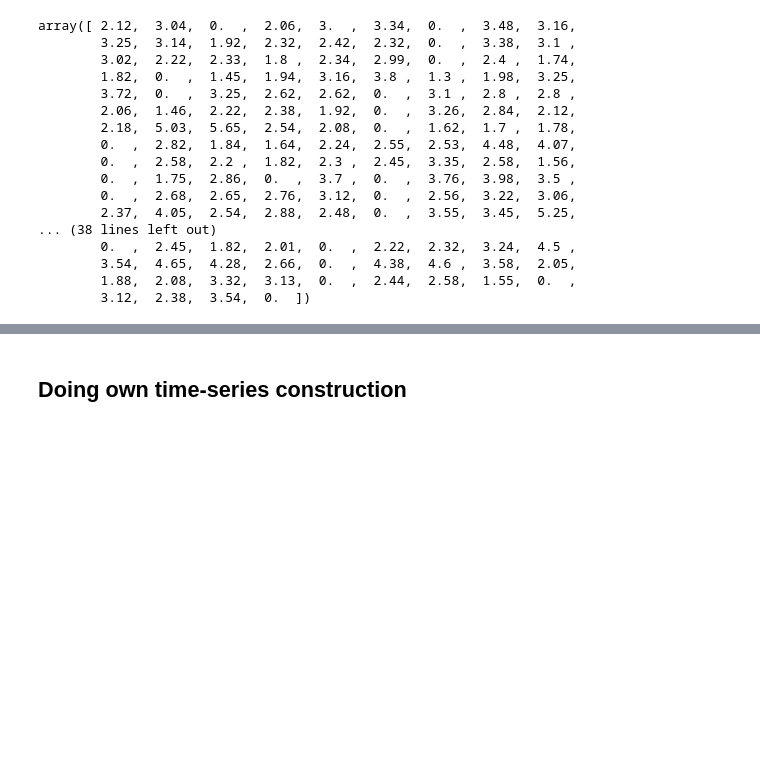
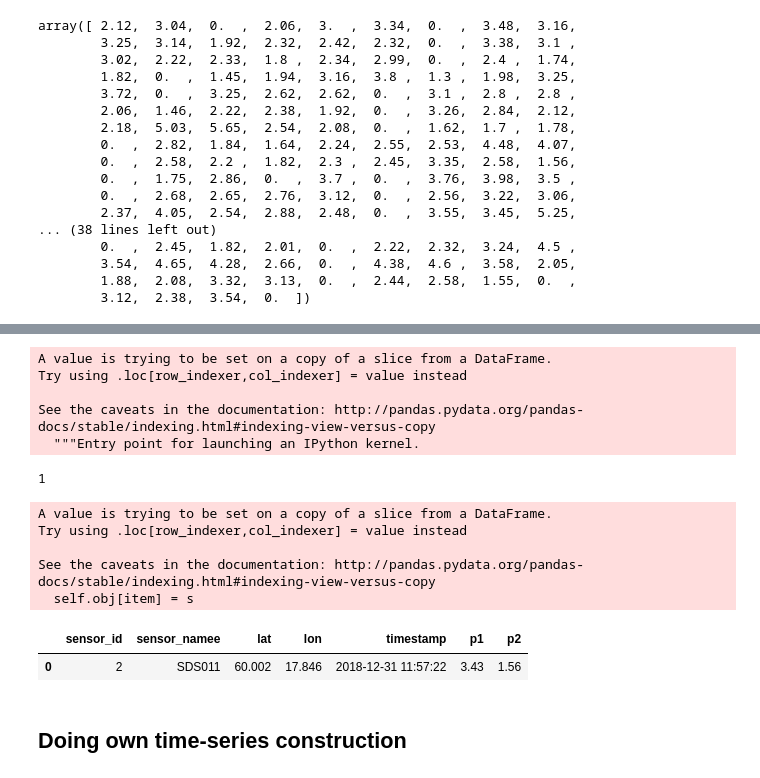
Before and after one commit to miskaknapek/dustmin_to_csv__various_code, a Jupyter notebook: make_tabular_csv_data_from_luftdaten_data___TRY_4__using__PD_RESAMPLE.ipynb, the cells around one changed output, grey strips where cells are left out. Drawn from its saved outputs; the diff is of its cells as text; code cells hidden in the pictures; blank space fills up the shorter version.

Commit message:
now trying to use pandas resample

```diff
--- a/make_tabular_csv_data_from_luftdaten_data___TRY_4__using__PD_RESAMPLE.ipynb
+++ b/make_tabular_csv_data_from_luftdaten_data___TRY_4__using__PD_RESAMPLE.ipynb
@@ -620,3 +636,28 @@ array([ 2.12,  3.04,  0.  ,  2.06,  3.  ,  3.34,  0.  ,  3.48,  3.16,
+# %%
+single_data_line['sensor_id'] = 1
+# %% [output]
+A value is trying to be set on a copy of a slice from a DataFrame.
+Try using .loc[row_indexer,col_indexer] = value instead
+
+See the caveats in the documentation: http://pandas.pydata.org/pandas-docs/stable/indexing.html#indexing-view-versus-copy
+  """Entry point for launching an IPython kernel.
+# %%
+single_data_line.loc[0, 'sensor_id']
+# %% [output]
+1
+# %%
+single_data_line.loc[0, 'sensor_id'] = 2
+# %% [output]
+A value is trying to be set on a copy of a slice from a DataFrame.
+Try using .loc[row_indexer,col_indexer] = value instead
+
+See the caveats in the documentation: http://pandas.pydata.org/pandas-docs/stable/indexing.html#indexing-view-versus-copy
+  self.obj[item] = s
+# %%
+single_data_line
+# %% [output]
+|  | sensor_id | sensor_namee | lat | lon | timestamp | p1 | p2 |
+| 0 | 2 | SDS011 | 60.002 | 17.846 | 2018-12-31 11:57:22 | 3.43 | 1.56 |
 # %% [markdown]
 ## Doing own time-series construction
 # %% [markdown]
```
Also changed, not shown: parts of 4 cells of this notebook, 1 other file.
